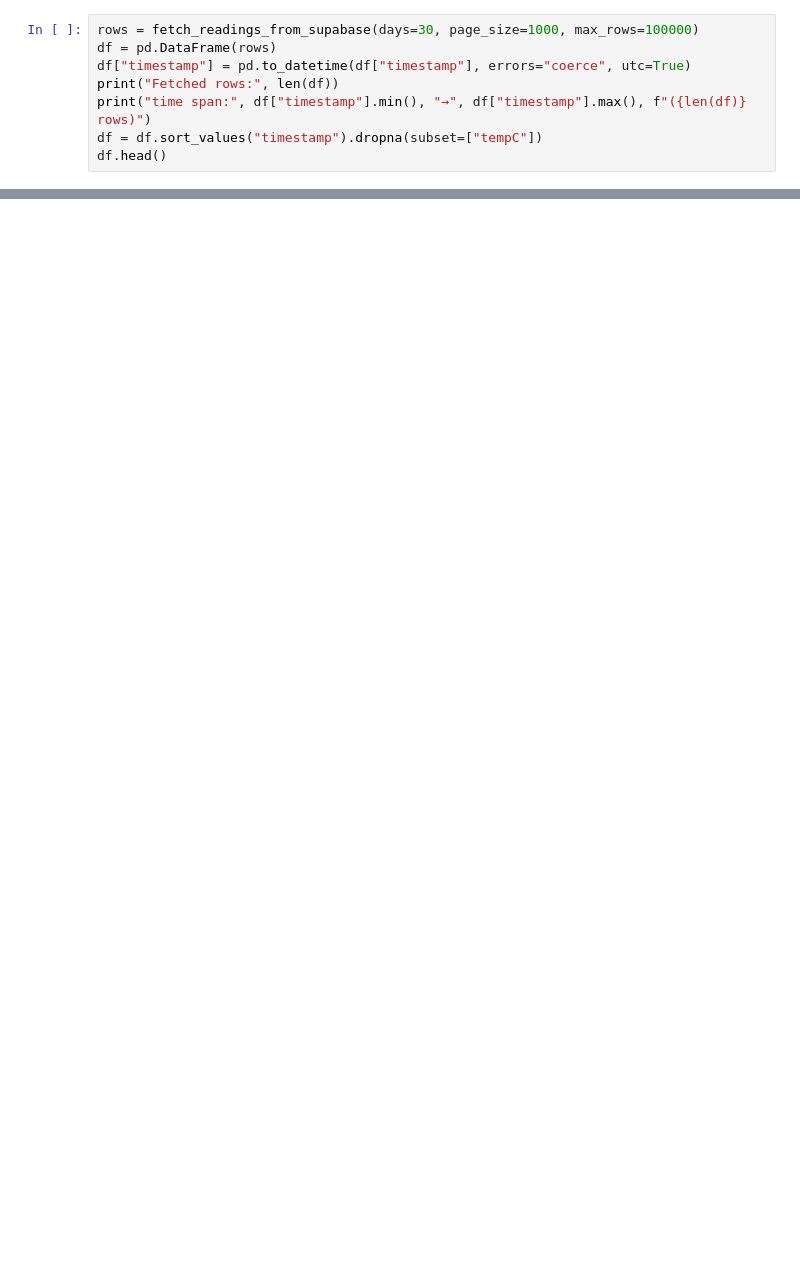
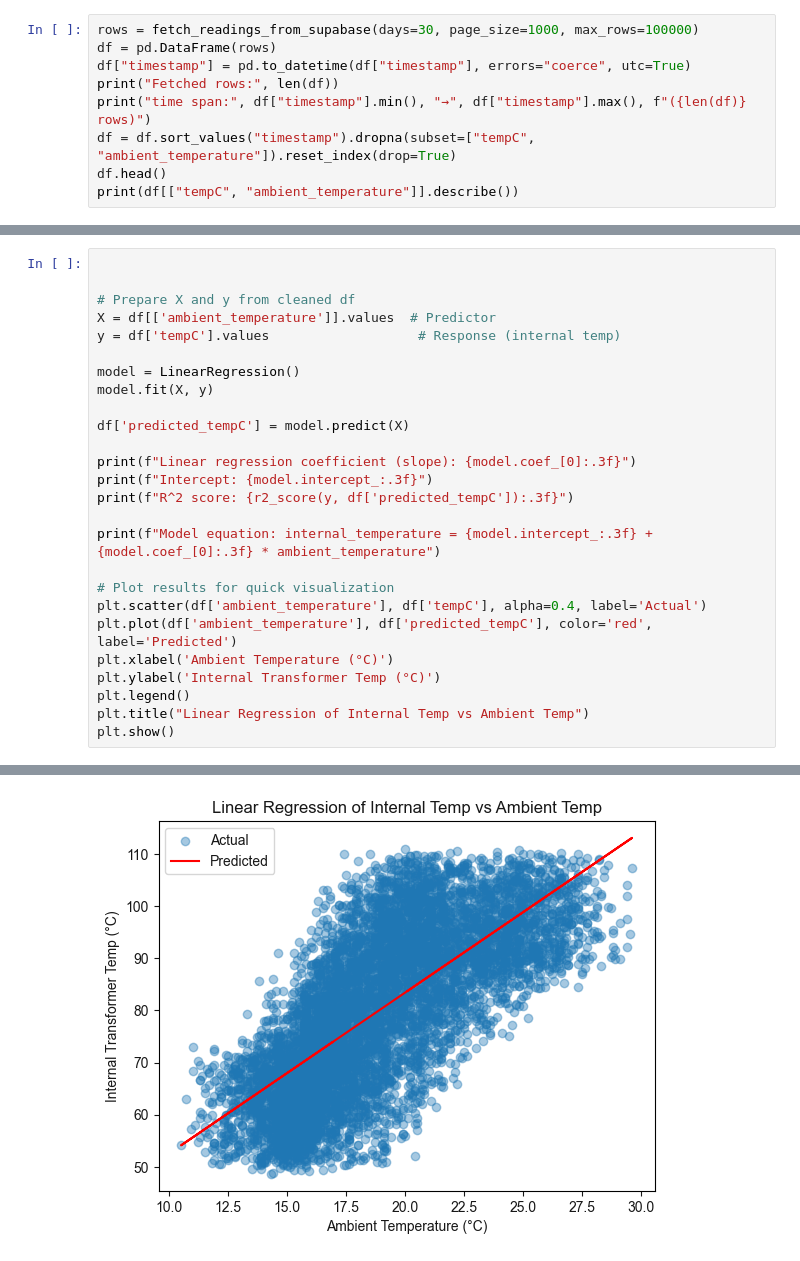
Before and after one commit to stephengilbert1/transformer-data-pipeline, a Jupyter notebook: notebooks/transformer_analysis.ipynb, the cells around one changed output, grey strips where cells are left out. Saved outputs shown, nothing was run; the diff lists cells and outputs as text; blank space fills up the shorter version.

```diff
--- a/notebooks/transformer_analysis.ipynb
+++ b/notebooks/transformer_analysis.ipynb
@@ -71,6 +106,7 @@ df = pd.DataFrame(rows)
 df["timestamp"] = pd.to_datetime(df["timestamp"], errors="coerce", utc=True)
 print("Fetched rows:", len(df))
 print("time span:", df["timestamp"].min(), "→", df["timestamp"].max(), f"({len(df)} rows)")
-df = df.sort_values("timestamp").dropna(subset=["tempC"])
+df = df.sort_values("timestamp").dropna(subset=["tempC", "ambient_temperature"]).reset_index(drop=True)
 df.head()
+print(df[["tempC", "ambient_temperature"]].describe())
 # %% [output]
@@ -84,0 +129,27 @@ time span: 2025-07-20 04:00:00+00:00 → 2025-08-19 23:00:00+00:00 (19980 rows)
+# %%
+
+
+# Prepare X and y from cleaned df
+X = df[['ambient_temperature']].values  # Predictor
+y = df['tempC'].values                   # Response (internal temp)
+
+model = LinearRegression()
+model.fit(X, y)
+
+df['predicted_tempC'] = model.predict(X)
+
+print(f"Linear regression coefficient (slope): {model.coef_[0]:.3f}")
+print(f"Intercept: {model.intercept_:.3f}")
+print(f"R^2 score: {r2_score(y, df['predicted_tempC']):.3f}")
+
+print(f"Model equation: internal_temperature = {model.intercept_:.3f} + {model.coef_[0]:.3f} * ambient_temperature")
+
+# Plot results for quick visualization
+plt.scatter(df['ambient_temperature'], df['tempC'], alpha=0.4, label='Actual')
+plt.plot(df['ambient_temperature'], df['predicted_tempC'], color='red', label='Predicted')
+plt.xlabel('Ambient Temperature (°C)')
+plt.ylabel('Internal Transformer Temp (°C)')
+plt.legend()
+plt.title("Linear Regression of Internal Temp vs Ambient Temp")
+plt.show()
+# %% [output]
@@ -84,0 +160 @@ time span: 2025-07-20 04:00:00+00:00 → 2025-08-19 23:00:00+00:00 (19980 rows)
+[figure, added]
```
Also changed, not shown: parts of 29 cells of this notebook, 1 other file.
